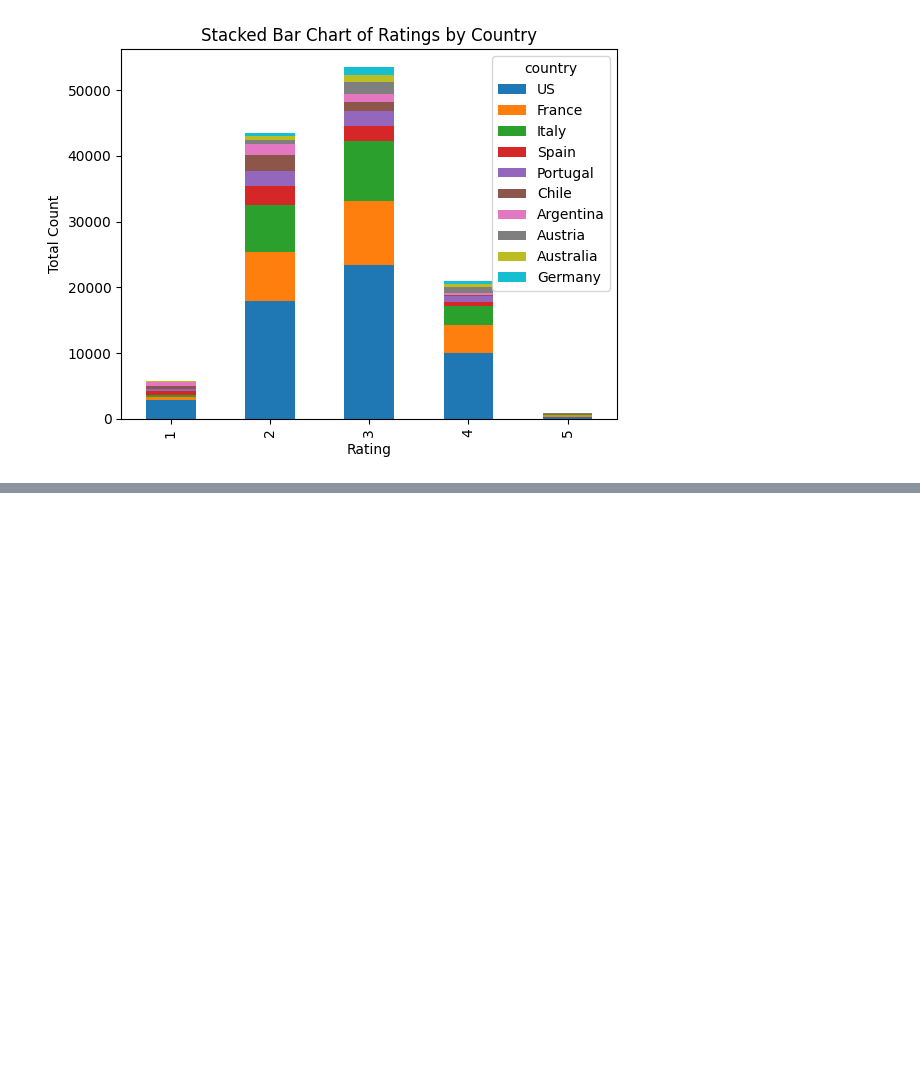
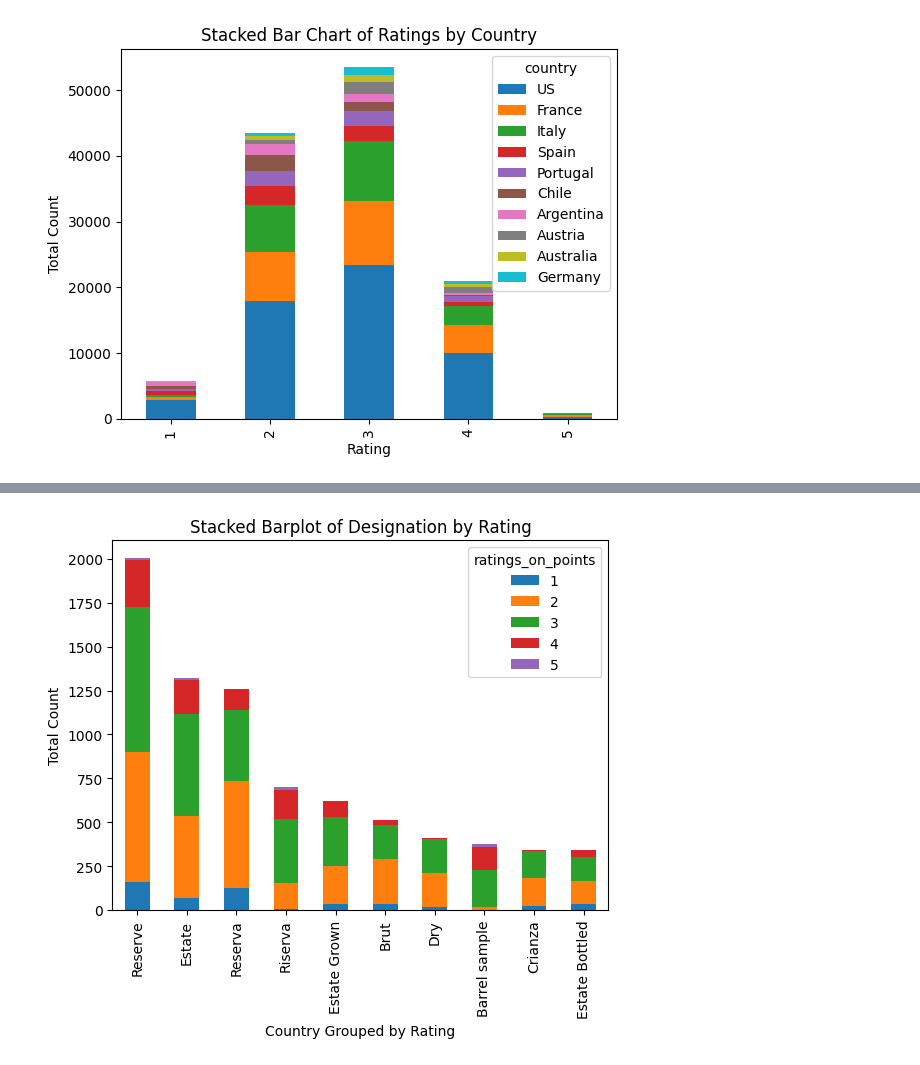
Before and after one commit to janmejoykar1807/KagglePracticeProject, a Jupyter notebook: Wine_Enthusiasts.ipynb, the cells around one changed output, grey strips where cells are left out. Saved outputs shown, nothing was run; the diff lists cells and outputs as text; code cells hidden in the pictures; blank space fills up the shorter version.

```diff
--- a/Wine_Enthusiasts.ipynb
+++ b/Wine_Enthusiasts.ipynb
@@ -491,0 +528,12 @@ plt.show()
+# %%
+grouped = group_new.groupby(['designation','ratings_on_points']).size().unstack(fill_value=0)
+top10 = grouped.sum(axis=1).sort_values(ascending=False)[1:11]
+grouped.loc[top10.index].plot(kind='bar', stacked=True)
+
+plt.xlabel('Country Grouped by Rating')
+plt.ylabel('Total Count')
+plt.title('Stacked Barplot of Designation by Rating')
+
+plt.show()
+# %% [output]
+[figure, added]
```
Also changed, not shown: parts of 12 cells of this notebook.
